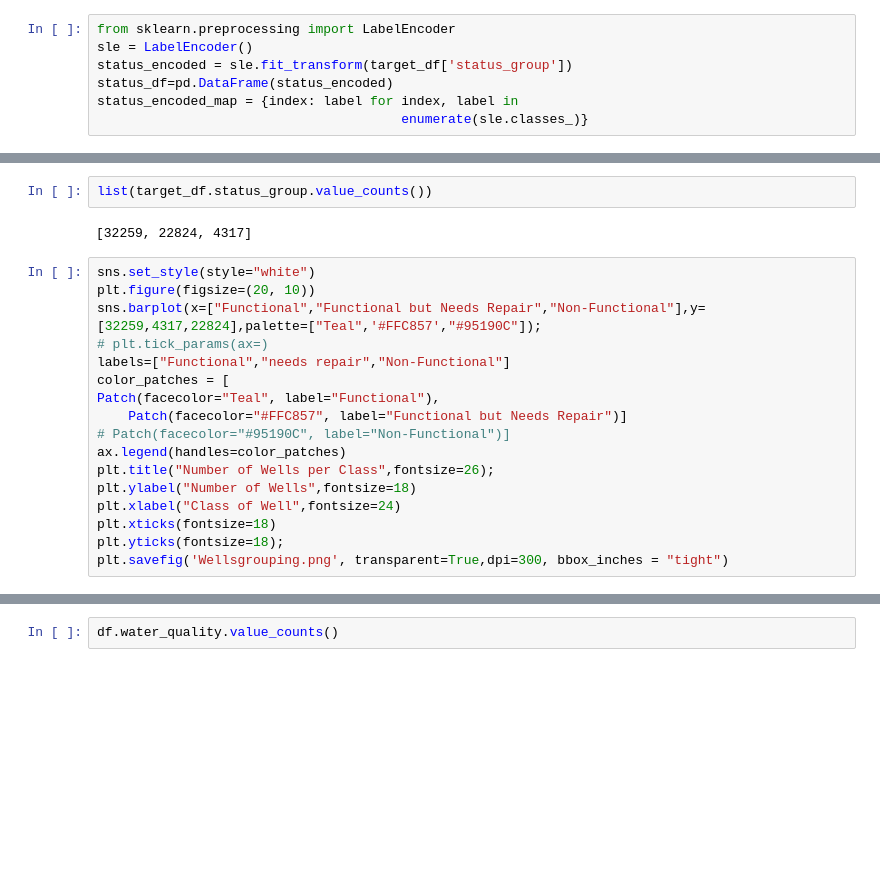
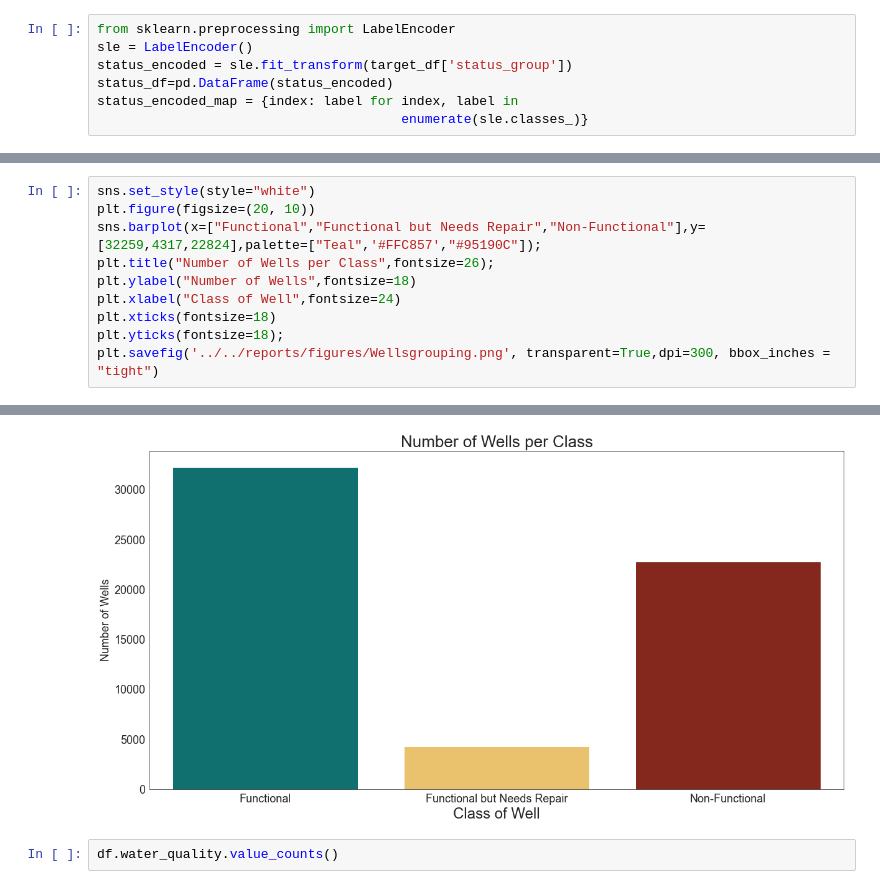
Before and after one commit to KarimOliver/Tanzania, a Jupyter notebook: exploratory/js_notebooks/js_Vizs.ipynb, the cells around one changed output, grey strips where cells are left out. Cells and saved outputs as stored; diff of their text form; blank space fills up the shorter version.

```diff
--- a/exploratory/js_notebooks/js_Vizs.ipynb
+++ b/exploratory/js_notebooks/js_Vizs.ipynb
@@ -120,22 +91,11 @@ merged_df
-# %%
-list(target_df.status_group.value_counts())
-# %% [output]
-[32259, 22824, 4317]
 # %%
 sns.set_style(style="white")
 plt.figure(figsize=(20, 10))
 sns.barplot(x=["Functional","Functional but Needs Repair","Non-Functional"],y=[32259,4317,22824],palette=["Teal",'#FFC857',"#95190C"]);
-# plt.tick_params(ax=)
-labels=["Functional","needs repair","Non-Functional"]
-color_patches = [
-Patch(facecolor="Teal", label="Functional"),
-    Patch(facecolor="#FFC857", label="Functional but Needs Repair")]
-# Patch(facecolor="#95190C", label="Non-Functional")]
-ax.legend(handles=color_patches)
 plt.title("Number of Wells per Class",fontsize=26);
 plt.ylabel("Number of Wells",fontsize=18)
 plt.xlabel("Class of Well",fontsize=24)
 plt.xticks(fontsize=18)
 plt.yticks(fontsize=18);
-plt.savefig('Wellsgrouping.png', transparent=True,dpi=300, bbox_inches = "tight")
+plt.savefig('../../reports/figures/Wellsgrouping.png', transparent=True,dpi=300, bbox_inches = "tight")
 # %% [output]
@@ -143,3 +102,4 @@ SyntaxError: invalid syntax (<ipython-input-30-abd6bd19ac94>, line 9)
+[figure, added]
 # %%
 df.water_quality.value_counts()
 # %% [output]
```
Also changed, not shown: parts of 9 cells of this notebook, 5 other files.
